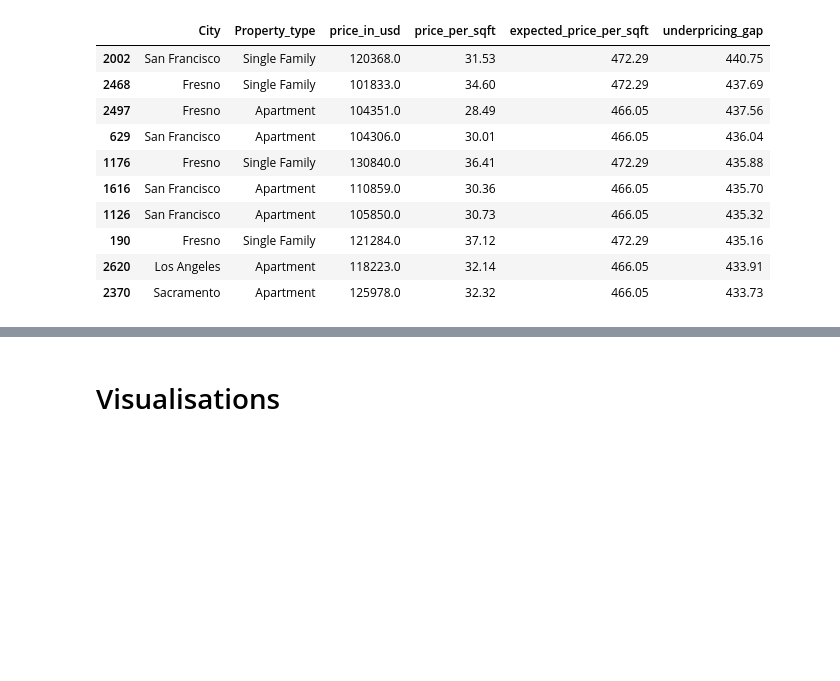
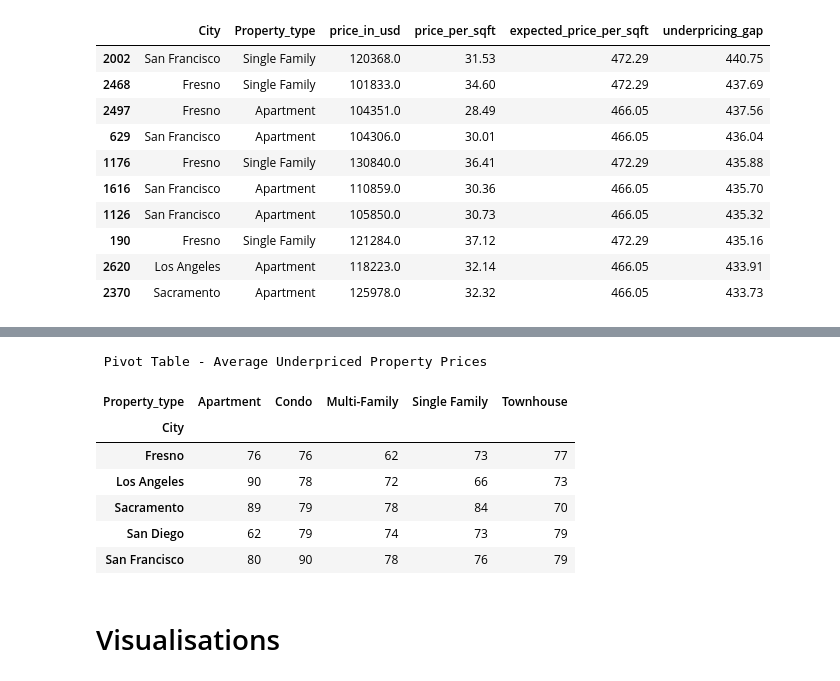
Before and after one commit to pakkapol-s/House-Price-Project, a Jupyter notebook: built-to-sell-ml-for-house-status.ipynb, the cells around one changed output, grey strips where cells are left out. Drawn from its saved outputs; the diff is of its cells as text; code cells hidden in the pictures; blank space fills up the shorter version.

```diff
--- a/built-to-sell-ml-for-house-status.ipynb
+++ b/built-to-sell-ml-for-house-status.ipynb
@@ -712,3 +800,37 @@ Total underpriced properties: 1913
+# %%
+def pivot_underpriced_analysis_count(df):
+    """
+    Returns a pivot table of underpriced properties with average price
+    by Property Type (rows) and City (columns) for clearer comparison.
+    """
+    if "underpriced" not in df.columns:
+        raise ValueError("Please run identify_underpriced_properties() first.")
+
+    underpriced_df = df[df["underpriced"]]
+
+    pivot = (
+        underpriced_df
+        .groupby(["Property_type", "City"])["price_in_usd"]
+        .count()
+        # .round(2)
+        .reset_index()
+        .pivot(index="City", columns="Property_type", values="price_in_usd")
+        .fillna("—")
+    )
+
+    print("\n Pivot Table - Average Underpriced Property Prices")
+    return pivot
+# %%
+pivot_underpriced_analysis_count(hp)
+# %% [output]
+ Pivot Table - Average Underpriced Property Prices
+| Property_type | Apartment | Condo | Multi-Family | Single Family | Townhouse |
+| City |  |  |  |  |  |
+| Fresno | 76 | 76 | 62 | 73 | 77 |
+| Los Angeles | 90 | 78 | 72 | 66 | 73 |
+| Sacramento | 89 | 79 | 78 | 84 | 70 |
+| San Diego | 62 | 79 | 74 | 73 | 79 |
+| San Francisco | 80 | 90 | 78 | 76 | 79 |
 # %% [markdown]
 # Visualisations
 # %% [markdown]
```
Also changed, not shown: parts of 18 cells of this notebook, 11 other files.
